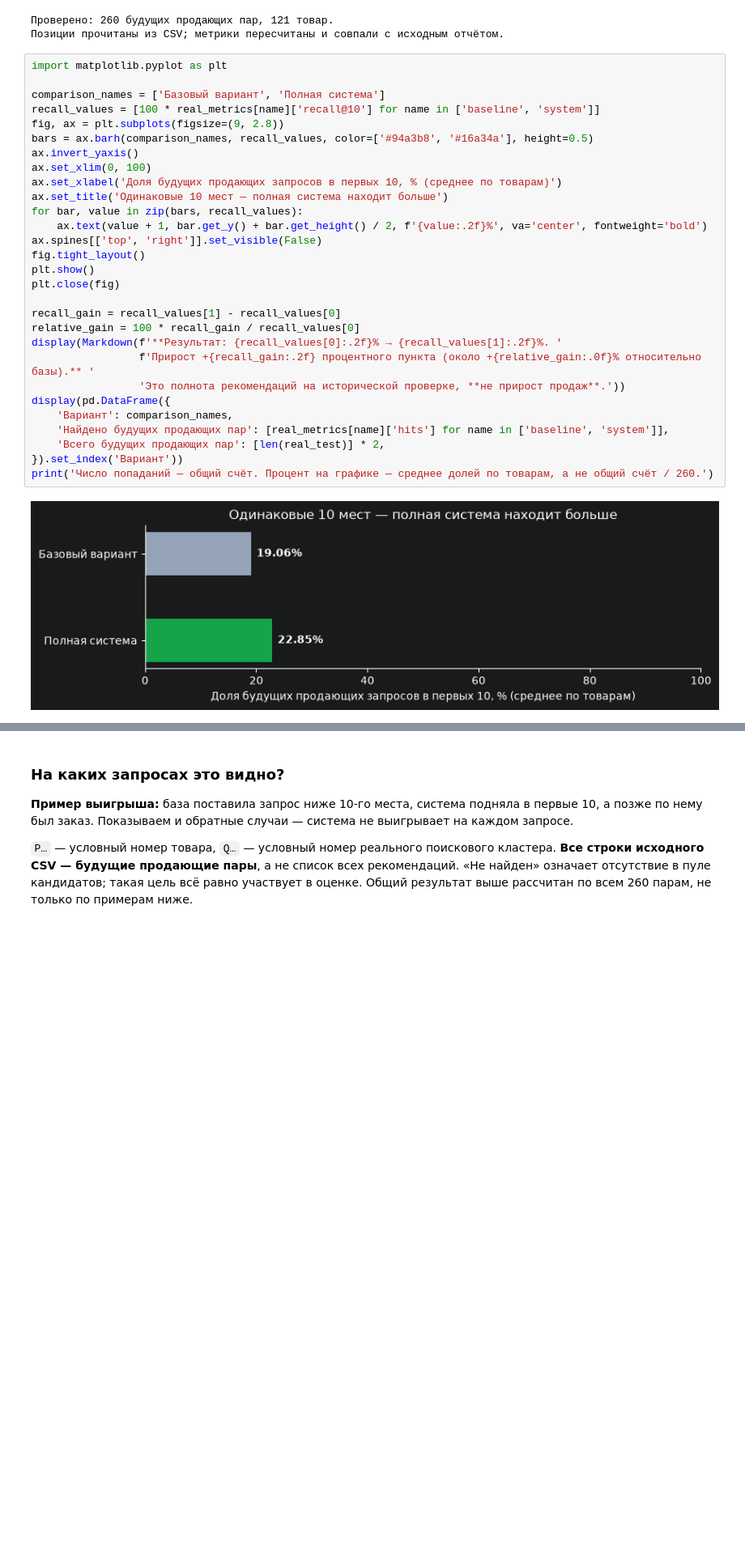
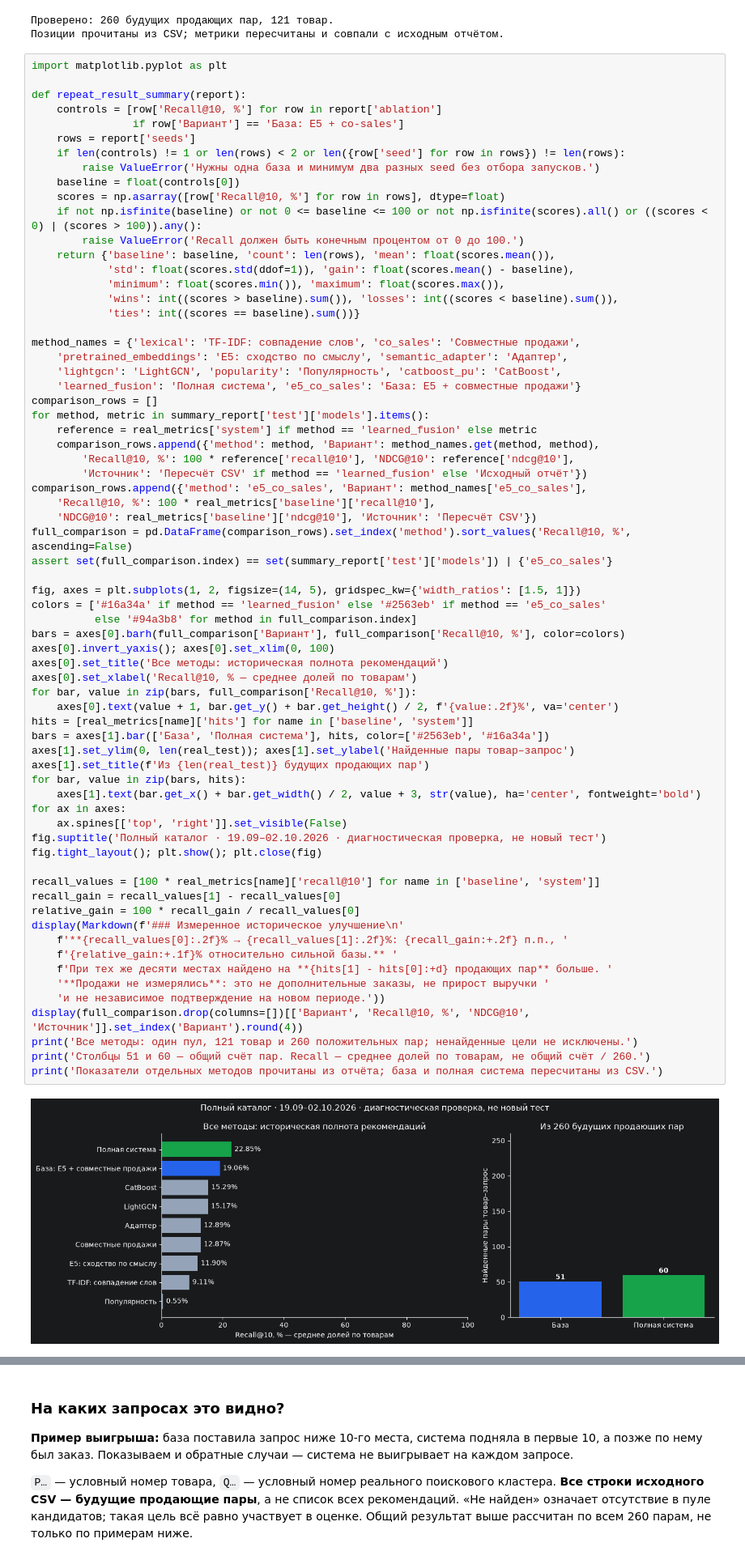
Before and after one commit to eugiv/ozon_card_query_model, a Jupyter notebook: recommender_demo.ipynb, the cells around one changed output, grey strips where cells are left out. Shown at 81% size. Cells and saved outputs as stored; diff of their text form; blank space fills up the shorter version.

```diff
--- a/recommender_demo.ipynb
+++ b/recommender_demo.ipynb
@@ -64,31 +53,70 @@ print('Позиции прочитаны из CSV; метрики пересчи
 # %%
 import matplotlib.pyplot as plt
 
-comparison_names = ['Базовый вариант', 'Полная система']
+def repeat_result_summary(report):
+    controls = [row['Recall@10, %'] for row in report['ablation']
+                if row['Вариант'] == 'База: E5 + co-sales']
+    rows = report['seeds']
+    if len(controls) != 1 or len(rows) < 2 or len({row['seed'] for row in rows}) != len(rows):
+        raise ValueError('Нужны одна база и минимум два разных seed без отбора запусков.')
+    baseline = float(controls[0])
+    scores = np.asarray([row['Recall@10, %'] for row in rows], dtype=float)
+    if not np.isfinite(baseline) or not 0 <= baseline <= 100 or not np.isfinite(scores).all() or ((scores < 0) | (scores > 100)).any():
+        raise ValueError('Recall должен быть конечным процентом от 0 до 100.')
+    return {'baseline': baseline, 'count': len(rows), 'mean': float(scores.mean()),
+            'std': float(scores.std(ddof=1)), 'gain': float(scores.mean() - baseline),
+            'minimum': float(scores.min()), 'maximum': float(scores.max()),
+            'wins': int((scores > baseline).sum()), 'losses': int((scores < baseline).sum()),
+            'ties': int((scores == baseline).sum())}
+
+method_names = {'lexical': 'TF-IDF: совпадение слов', 'co_sales': 'Совместные продажи',
+    'pretrained_embeddings': 'E5: сходство по смыслу', 'semantic_adapter': 'Адаптер',
+    'lightgcn': 'LightGCN', 'popularity': 'Популярность', 'catboost_pu': 'CatBoost',
+    'learned_fusion': 'Полная система', 'e5_co_sales': 'База: E5 + совместные продажи'}
+comparison_rows = []
+for method, metric in summary_report['test']['models'].items():
+    reference = real_metrics['system'] if method == 'learned_fusion' else metric
+    comparison_rows.append({'method': method, 'Вариант': method_names.get(method, method),
+        'Recall@10, %': 100 * reference['recall@10'], 'NDCG@10': reference['ndcg@10'],
+        'Источник': 'Пересчёт CSV' if method == 'learned_fusion' else 'Исходный отчёт'})
+comparison_rows.append({'method': 'e5_co_sales', 'Вариант': method_names['e5_co_sales'],
+    'Recall@10, %': 100 * real_metrics['baseline']['recall@10'],
+    'NDCG@10': real_metrics['baseline']['ndcg@10'], 'Источник': 'Пересчёт CSV'})
+full_comparison = pd.DataFrame(comparison_rows).set_index('method').sort_values('Recall@10, %', ascending=False)
+assert set(full_comparison.index) == set(summary_report['test']['models']) | {'e5_co_sales'}
+
+fig, axes = plt.subplots(1, 2, figsize=(14, 5), gridspec_kw={'width_ratios': [1.5, 1]})
+colors = ['#16a34a' if method == 'learned_fusion' else '#2563eb' if method == 'e5_co_sales'
+          else '#94a3b8' for method in full_comparison.index]
+bars = axes[0].barh(full_comparison['Вариант'], full_comparison['Recall@10, %'], color=colors)
+axes[0].invert_yaxis(); axes[0].set_xlim(0, 100)
+axes[0].set_title('Все методы: историческая полнота рекомендаций')
+axes[0].set_xlabel('Recall@10, % — среднее долей по товарам')
+for bar, value in zip(bars, full_comparison['Recall@10, %']):
+    axes[0].text(value + 1, bar.get_y() + bar.get_height() / 2, f'{value:.2f}%', va='center')
+hits = [real_metrics[name]['hits'] for name in ['baseline', 'system']]
+bars = axes[1].bar(['База', 'Полная система'], hits, color=['#2563eb', '#16a34a'])
+axes[1].set_ylim(0, len(real_test)); axes[1].set_ylabel('Найденные пары товар–запрос')
+axes[1].set_title(f'Из {len(real_test)} будущих продающих пар')
+for bar, value in zip(bars, hits):
+    axes[1].text(bar.get_x() + bar.get_width() / 2, value + 3, str(value), ha='center', fontweight='bold')
+for ax in axes:
+    ax.spines[['top', 'right']].set_visible(False)
+fig.suptitle('Полный каталог · 19.09–02.10.2026 · диагностическая проверка, не новый тест')
+fig.tight_layout(); plt.show(); plt.close(fig)
+
 recall_values = [100 * real_metrics[name]['recall@10'] for name in ['baseline', 'system']]
-fig, ax = plt.subplots(figsize=(9, 2.8))
-bars = ax.barh(comparison_names, recall_values, color=['#94a3b8', '#16a34a'], height=0.5)
-ax.invert_yaxis()
-ax.set_xlim(0, 100)
-ax.set_xlabel('Доля будущих продающих запросов в первых 10, % (среднее по товарам)')
-ax.set_title('Одинаковые 10 мест — полная система находит больше')
-for bar, value in zip(bars, recall_values):
-    ax.text(value + 1, bar.get_y() + bar.get_height() / 2, f'{value:.2f}%', va='center', fontweight='bold')
-ax.spines[['top', 'right']].set_visible(False)
-fig.tight_layout()
-plt.show()
-plt.close(fig)
-
 recall_gain = recall_values[1] - recall_values[0]
 relative_gain = 100 * recall_gain / recall_values[0]
-display(Markdown(f'**Результат: {recall_values[0]:.2f}% → {recall_values[1]:.2f}%. '
-                 f'Прирост +{recall_gain:.2f} процентного пункта (около +{relative_gain:.0f}% относительно базы).** '
-                 'Это полнота рекомендаций на исторической проверке, **не прирост продаж**.'))
-display(pd.DataFrame({
-    'Вариант': comparison_names,
-    'Найдено будущих продающих пар': [real_metrics[name]['hits'] for name in ['baseline', 'system']],
-    'Всего будущих продающих пар': [len(real_test)] * 2,
-}).set_index('Вариант'))
-print('Число попаданий — общий счёт. Процент на графике — среднее долей по товарам, а не общий счёт / 260.')
+display(Markdown(f'### Измеренное историческое улучшение\n'
+    f'**{recall_values[0]:.2f}% → {recall_values[1]:.2f}%: {recall_gain:+.2f} п.п., '
+    f'{relative_gain:+.1f}% относительно сильной базы.** '
+    f'При тех же десяти местах найдено на **{hits[1] - hits[0]:+d} продающих пар** больше. '
+    '**Продажи не измерялись**: это не дополнительные заказы, не прирост выручки '
+    'и не независимое подтверждение на новом периоде.'))
+display(full_comparison.drop(columns=[])[['Вариант', 'Recall@10, %', 'NDCG@10', 'Источник']].set_index('Вариант').round(4))
+print('Все методы: один пул, 121 товар и 260 положительных пар; ненайденные цели не исключены.')
+print('Столбцы 51 и 60 — общий счёт пар. Recall — среднее долей по товарам, не общий счёт / 260.')
+print('Показатели отдельных методов прочитаны из отчёта; база и полная система пересчитаны из CSV.')
 # %% [output]
-[figure, old version]
+[figure, new version]
```
Also changed, not shown: parts of 44 cells of this notebook, 23 other files.
